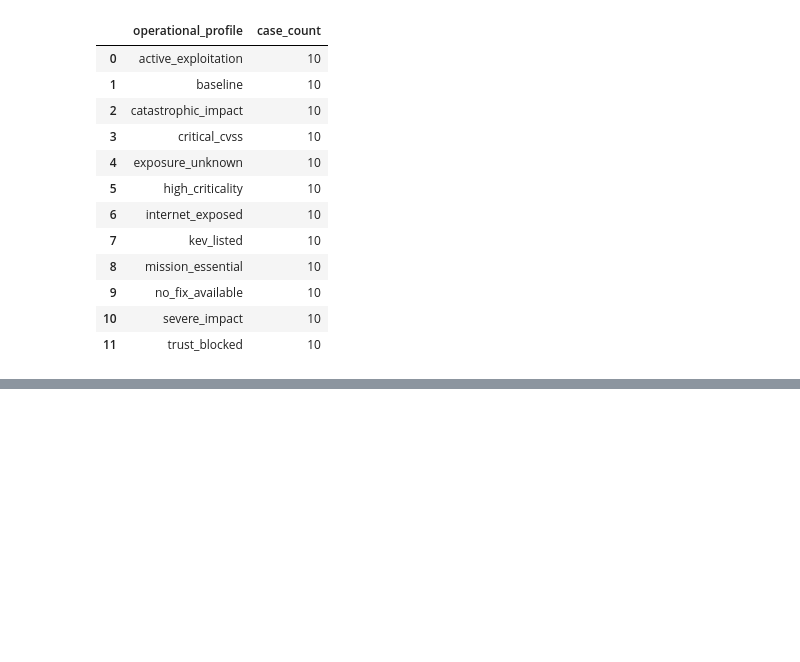
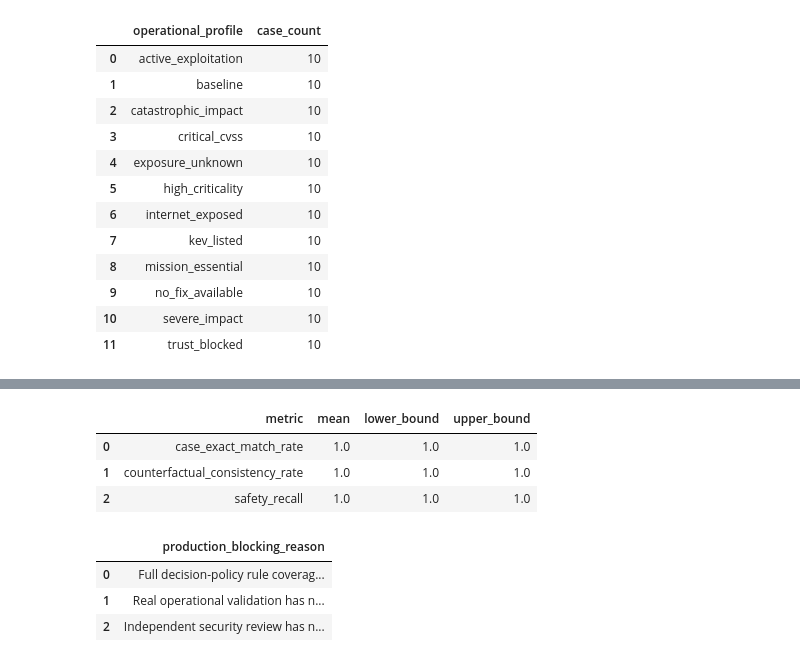
Before and after one commit to keyurck7/aegissec-fedops, a Jupyter notebook: notebooks/AegisSec-3.ipynb, the cells around one changed output, grey strips where cells are left out. Drawn from its saved outputs; the diff is of its cells as text; code cells hidden in the pictures; blank space fills up the shorter version.

```diff
--- a/notebooks/AegisSec-3.ipynb
+++ b/notebooks/AegisSec-3.ipynb
@@ -1370,0 +1553,52 @@ Current fairness scope:
+# %%
+bootstrap_rows = []
+
+for metric_name in (
+    "case_exact_match_rate",
+    "counterfactual_consistency_rate",
+    "safety_recall",
+):
+    values = step10_report[
+        "bootstrap"
+    ][metric_name]
+
+    bootstrap_rows.append(
+        {
+            "metric": metric_name,
+            "mean": values["mean"],
+            "lower_bound": (
+                values["lower_bound"]
+            ),
+            "upper_bound": (
+                values["upper_bound"]
+            ),
+        }
+    )
+
+bootstrap_df = pd.DataFrame(
+    bootstrap_rows
+)
+
+display(bootstrap_df)
+# %% [output]
+|  | metric | mean | lower_bound | upper_bound |
+| 0 | case_exact_match_rate | 1.0 | 1.0 | 1.0 |
+| 1 | counterfactual_consistency_rate | 1.0 | 1.0 | 1.0 |
+| 2 | safety_recall | 1.0 | 1.0 | 1.0 |
+# %%
+production_blockers_df = pd.DataFrame(
+    {
+        "production_blocking_reason": (
+            step10_report[
+                "release_decision"
+            ]["blocking_reasons"]
+        )
+    }
+)
+
+display(production_blockers_df)
+# %% [output]
+|  | production_blocking_reason |
+| 0 | Full decision-policy rule coverag... |
+| 1 | Real operational validation has n... |
+| 2 | Independent security review has n... |
```
Also changed, not shown: parts of 3 cells of this notebook.
